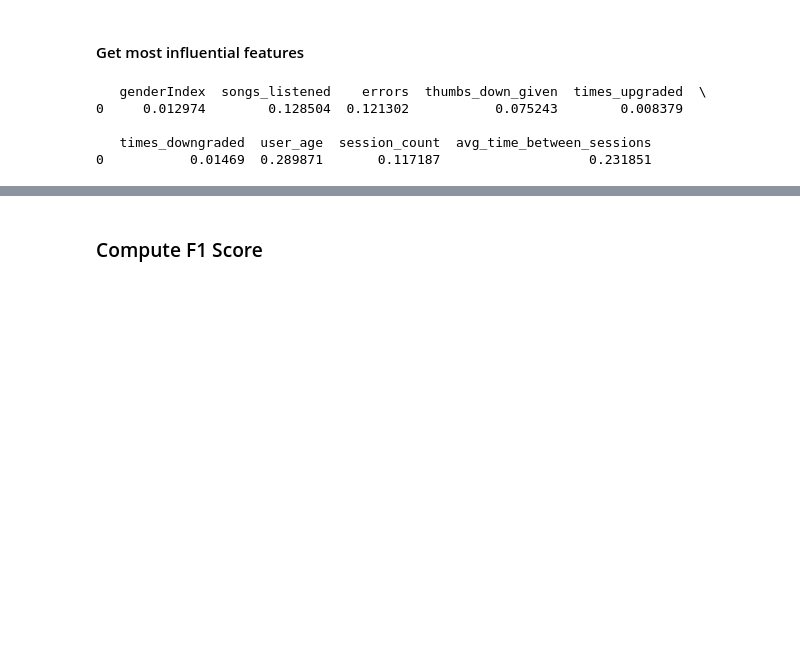
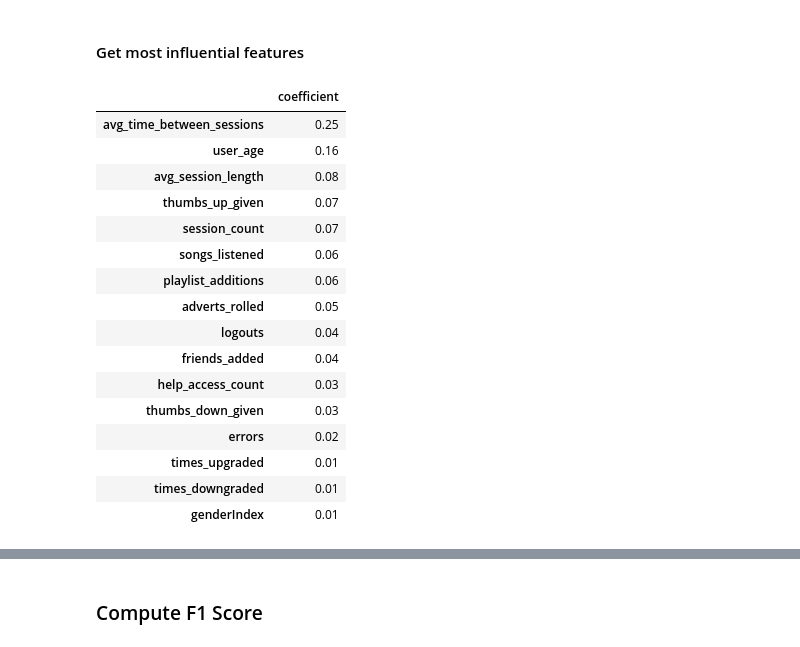
Before and after one commit to FRANZKAFKA13/Udacity-Data-Science-Proj-4, a Jupyter notebook: sparkify.ipynb, the cells around one changed output, grey strips where cells are left out. Saved outputs shown, nothing was run; the diff lists cells and outputs as text; code cells hidden in the pictures; blank space fills up the shorter version.

```diff
--- a/sparkify.ipynb
+++ b/sparkify.ipynb
@@ -715,12 +705,29 @@ maxBins: 100.
 # %%
 # Get coefficients
 coefficients = bestRFModel.featureImportances.toArray()
 coefficients = pd.DataFrame(data=[coefficients])
 coefficients.columns = feature_list
-print(coefficients)
+coefficients = coefficients.sort_values(by=0 , ascending=False, axis=1).round(2)
+
+# Transpose for better visualization
+coefficients_transposed = coefficients.transpose()
+coefficients_transposed.columns = ['coefficient']
+coefficients_transposed
 # %% [output]
-   genderIndex  songs_listened    errors  thumbs_down_given  times_upgraded  \
-0     0.012974        0.128504  0.121302           0.075243        0.008379
-
-   times_downgraded  user_age  session_count  avg_time_between_sessions
-0           0.01469  0.289871       0.117187                   0.231851
+|  | coefficient |
+| avg_time_between_sessions | 0.25 |
+| user_age | 0.16 |
+| avg_session_length | 0.08 |
+| thumbs_up_given | 0.07 |
+| session_count | 0.07 |
+| songs_listened | 0.06 |
+| playlist_additions | 0.06 |
+| adverts_rolled | 0.05 |
+| logouts | 0.04 |
+| friends_added | 0.04 |
+| help_access_count | 0.03 |
+| thumbs_down_given | 0.03 |
+| errors | 0.02 |
+| times_upgraded | 0.01 |
+| times_downgraded | 0.01 |
+| genderIndex | 0.01 |
```
Also changed, not shown: parts of 21 cells of this notebook.
